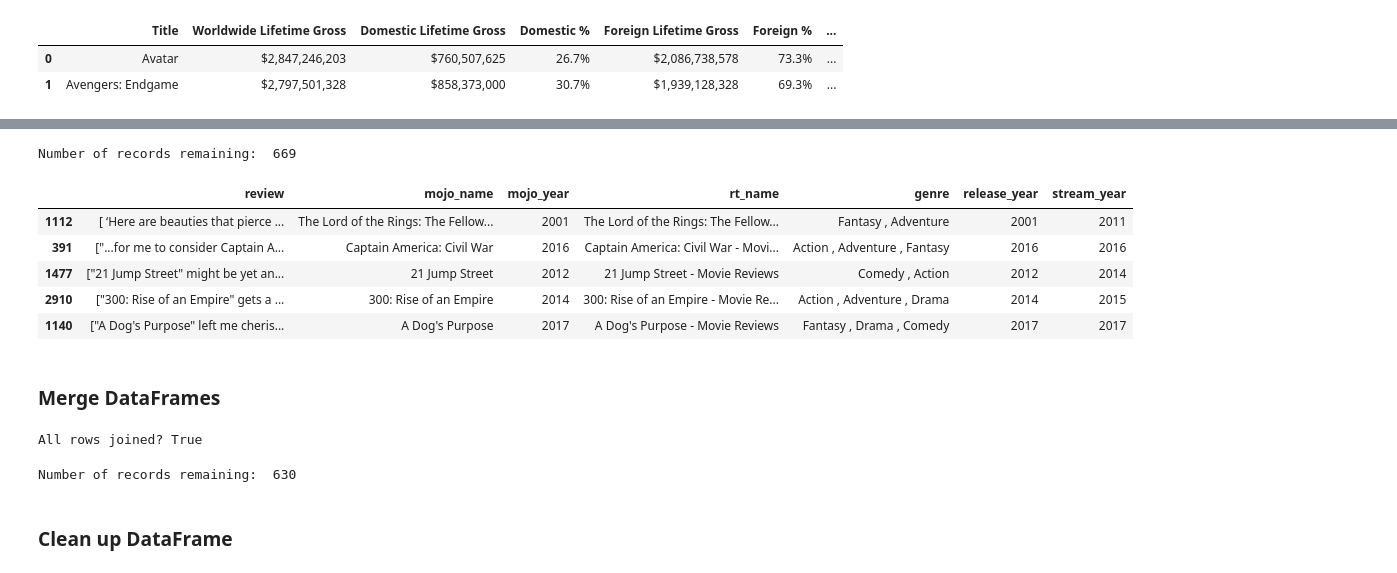
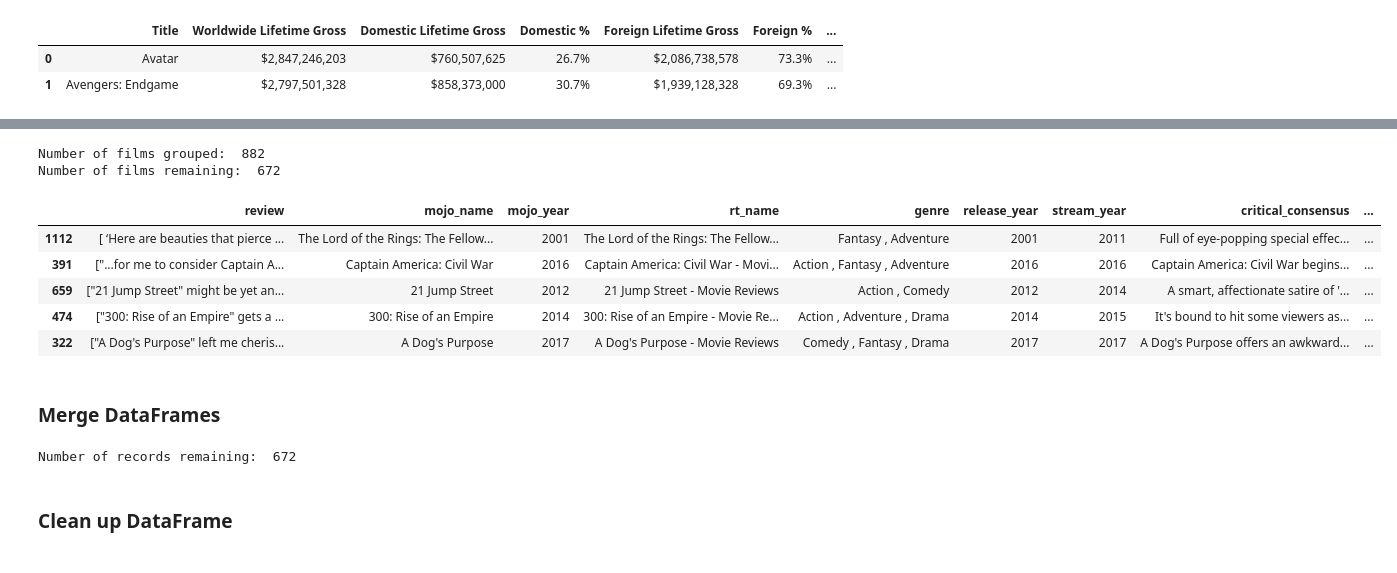
Before and after one commit to jamchap/MA5851, a Jupyter notebook: 02 Data Transformation & EDA.ipynb, the cells around one changed output, grey strips where cells are left out. Saved outputs shown, nothing was run; the diff lists cells and outputs as text; code cells hidden in the pictures.

```diff
--- a/02 Data Transformation & EDA.ipynb
+++ b/02 Data Transformation & EDA.ipynb
@@ -25,8 +17,11 @@ df_google.head(2)
 # %%
 # Rotten Tomatoes
-df_rt = pd.concat([pd.read_csv('bk_rt_1_raw.csv', dtype = object)
-                   , pd.read_csv('bk_rt_2_raw.csv', dtype = object)
-                   , pd.read_csv('bk_rt_3_raw.csv', dtype = object)
-                   , pd.read_csv('bk_rt_4_raw.csv', dtype = object)])
+df_rt = pd.concat([pd.read_csv('Rotten Tomatoes/bk_rt_1_raw.csv', dtype = object)
+                   , pd.read_csv('Rotten Tomatoes/bk_rt_2_raw.csv', dtype = object)
+                   , pd.read_csv('Rotten Tomatoes/bk_rt_3_raw.csv', dtype = object)
+                   , pd.read_csv('Rotten Tomatoes/bk_rt_4_raw.csv', dtype = object)
+                   , pd.read_csv('Rotten Tomatoes/bk_rt_5_raw.csv', dtype = object)])
+print(f'{len(df_rt)} rows of data loaded for {len(df_rt.mojo_name.unique())} films')
+print(f'Therefore, {len(df_mojo) - len(df_rt.mojo_name.unique())} films were not found by the WebCrawler')
 df_rt.head(2)
 # %% [output]
@@ -36,60 +55,41 @@ df_rt.head(2)
 # %%
-# Remove Rotten Tomato records without reviews
-df_rt_clean = df_rt.loc[~((df_rt['review'] == 'no reviews found')
-                          |
-                          (df_rt['review'] == 'misc error')
-                          |
-                          (df_rt['review'] == '')
-                         )
-                        ,:].dropna()
+# Group records into a single line per film (reviews become a list of reviews)
+df_rt_clean = rev_group_list(df_rt_clean, 'review', 'mojo_name')
+
+print('Number of films grouped: ', len(df_rt_clean))
 
 # Remove records where release year != mojo_year
 df_rt_clean = df_rt_clean[df_rt_clean['mojo_year'] == df_rt_clean['release_year']]
 
-# Group records into a single line per film (reviews become a list of reviews)
-df_rt_clean = rev_group_list(df_rt_clean, 'review', 'mojo_name')
-
-print('Number of records remaining: ', len(df_rt_clean))
-
-df_rt_clean.to_csv('test.csv', index = False)
+print('Number of films remaining: ', len(df_rt_clean))
 
 df_rt_clean.head()
 # %% [output]
-Number of records remaining:  669
+Number of films grouped:  882
+Number of films remaining:  672
-|  | review | mojo_name | mojo_year | rt_name | genre | release_year | stream_year |
-| 1112 | [ ‘Here are beauties that pierce ... | The Lord of the Rings: The Fellow... | 2001 | The Lord of the Rings: The Fellow... | Fantasy , Adventure | 2001 | 2011 |
-| 391 | ["...for me to consider Captain A... | Captain America: Civil War | 2016 | Captain America: Civil War - Movi... | Action , Adventure , Fantasy | 2016 | 2016 |
-| 1477 | ["21 Jump Street" might be yet an... | 21 Jump Street | 2012 | 21 Jump Street - Movie Reviews | Comedy , Action | 2012 | 2014 |
-| 2910 | ["300: Rise of an Empire" gets a ... | 300: Rise of an Empire | 2014 | 300: Rise of an Empire - Movie Re... | Action , Adventure , Drama | 2014 | 2015 |
-| 1140 | ["A Dog's Purpose" left me cheris... | A Dog's Purpose | 2017 | A Dog's Purpose - Movie Reviews | Fantasy , Drama , Comedy | 2017 | 2017 |
+|  | review | mojo_name | mojo_year | rt_name | genre | release_year | stream_year | critical_consensus | ... |
+| 1112 | [ ‘Here are beauties that pierce ... | The Lord of the Rings: The Fellow... | 2001 | The Lord of the Rings: The Fellow... | Fantasy , Adventure | 2001 | 2011 | Full of eye-popping special effec... | ... |
+| 391 | ["...for me to consider Captain A... | Captain America: Civil War | 2016 | Captain America: Civil War - Movi... | Action , Fantasy , Adventure | 2016 | 2016 | Captain America: Civil War begins... | ... |
+| 659 | ["21 Jump Street" might be yet an... | 21 Jump Street | 2012 | 21 Jump Street - Movie Reviews | Action , Comedy | 2012 | 2014 | A smart, affectionate satire of '... | ... |
+| 474 | ["300: Rise of an Empire" gets a ... | 300: Rise of an Empire | 2014 | 300: Rise of an Empire - Movie Re... | Action , Adventure , Drama | 2014 | 2015 | It's bound to hit some viewers as... | ... |
+| 322 | ["A Dog's Purpose" left me cheris... | A Dog's Purpose | 2017 | A Dog's Purpose - Movie Reviews | Comedy , Fantasy , Drama | 2017 | 2017 | A Dog's Purpose offers an awkward... | ... |
 # %% [markdown]
 ### Merge DataFrames
-# %%
-# Merge Mojo and Google data
-df_mojo_goo = df_mojo.merge(df_google
-                           , on = ['Title', 'Year'])
-
-print('All rows joined?', 1000 == len(df_mojo_goo))
-# %% [output]
-All rows joined? True
 # %%
 # Merge Rotten Tomatoes data
-df_merge = df_mojo_goo.merge(df_rt_clean
-                             , left_on = ['Title', 'Year']
-                             , right_on = ['mojo_name', 'mojo_year'])
+df_merge = df_mojo.merge(df_rt_clean
+                         , how='left'
+                         , left_on = ['Title', 'Year']
+                         , right_on = ['mojo_name', 'mojo_year'])
 
 # Filter to columns that we will need
 df_merge = df_merge.loc[:,['Title'
                           , 'Year'
                           , 'Worldwide Lifetime Gross'
                           , 'Domestic %'
-                          , 'google_use_like'
-                          , 'google_use_score'
-                          , 'google_use_n_rev'
-                          , 'imdb_score'
-                          , 'rotten_tom_score'
                           , 'genre'
-                          , 'movie_description'
+                          , 'description'
+                          , 'critical_consensus'
                           , 'review']]
 
 # Rename columns
@@ -97,13 +97,9 @@ df_merge.columns = ['title'
                   , 'year'
                   , 'worldwide_gross'
                   , 'usa_percent'
-                  , 'google_use_like'
-                  , 'google_score'
-                  , 'google_use_n_rev'
-                  , 'imdb_score'
-                  , 'rotten_tom_score'
                   , 'genre'
                   , 'movie_description'
+                  , 'critical_consensus'
                   , 'review']
 
 # Remove any empty rows remaining
@@ -111,6 +107,6 @@ df_merge = df_merge.dropna()
 
 print('Number of records remaining: ', len(df_merge))
 # %% [output]
-Number of records remaining:  630
+Number of records remaining:  672
 # %% [markdown]
 ### Clean up DataFrame
```
Also changed, not shown: parts of 26 cells of this notebook, 23 other files.
